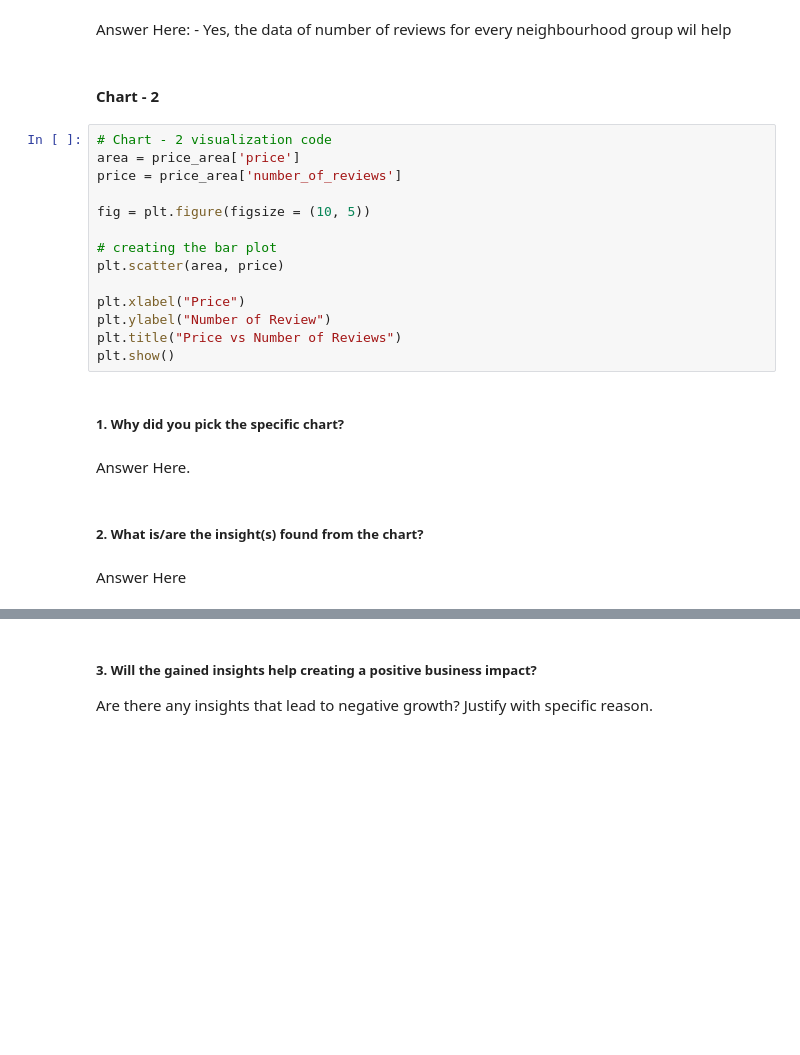
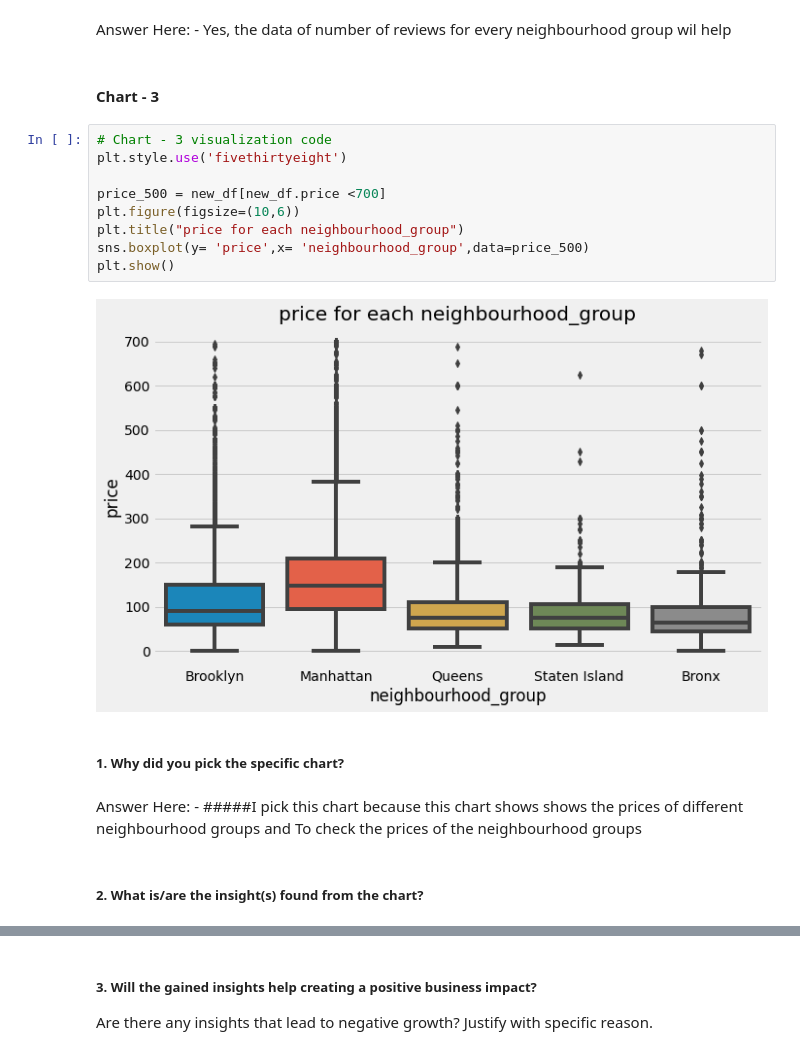
Before and after one commit to abhisheknagpure8/airbnb-bookings-analysis, a Jupyter notebook: EDA_Project.ipynb, the cells around one changed output, grey strips where cells are left out. Saved outputs shown, nothing was run; the diff lists cells and outputs as text; blank space fills up the shorter version.

```diff
--- a/EDA_Project.ipynb
+++ b/EDA_Project.ipynb
@@ -349,26 +357,22 @@ Are there any insights that lead to negative growth? Justify with specific reaso
 Answer Here: -
 Yes, the data of number of reviews for every neighbourhood group wil help
 # %% [markdown]
-#### Chart - 2
+#### Chart - 3
-# %%
-# Chart - 2 visualization code
-area = price_area['price']
-price = price_area['number_of_reviews']
-
-fig = plt.figure(figsize = (10, 5))
-
-# creating the bar plot
-plt.scatter(area, price)
-
-plt.xlabel("Price")
-plt.ylabel("Number of Review")
-plt.title("Price vs Number of Reviews")
-plt.show()
+# %%
+# Chart - 3 visualization code
+plt.style.use('fivethirtyeight')
+
+price_500 = new_df[new_df.price <700]
+plt.figure(figsize=(10,6))
+plt.title("price for each neighbourhood_group")
+sns.boxplot(y= 'price',x= 'neighbourhood_group',data=price_500)
+plt.show()
+# %% [output]
+[figure, added]
 # %% [markdown]
 ##### 1. Why did you pick the specific chart?
-# %% [markdown]
-Answer Here.
+# %% [markdown]
+Answer Here: -
+#####I pick this chart because this chart shows shows the prices of different neighbourhood groups and To check the prices of the neighbourhood groups
 # %% [markdown]
 ##### 2. What is/are the insight(s) found from the chart?
-# %% [markdown]
-Answer Here
```
Also changed, not shown: parts of 43 cells of this notebook.
